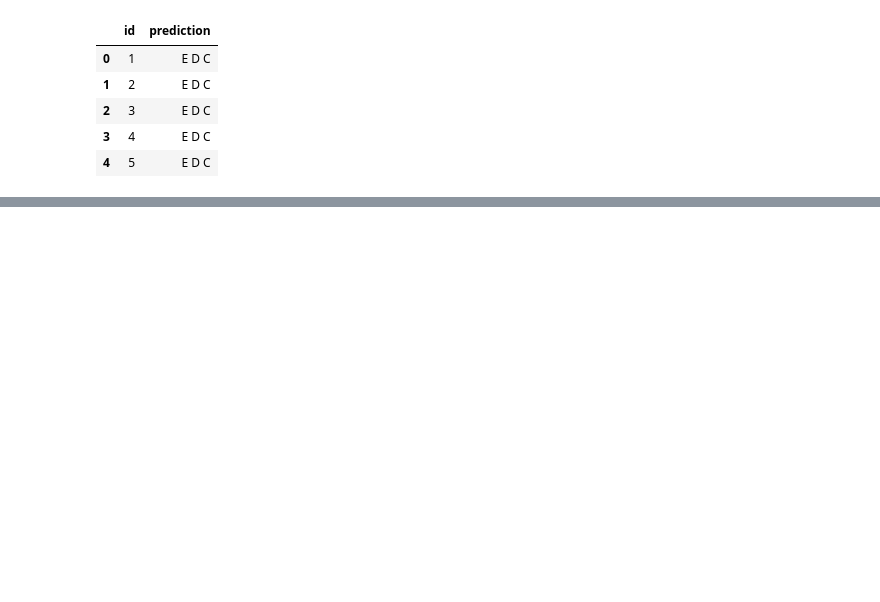
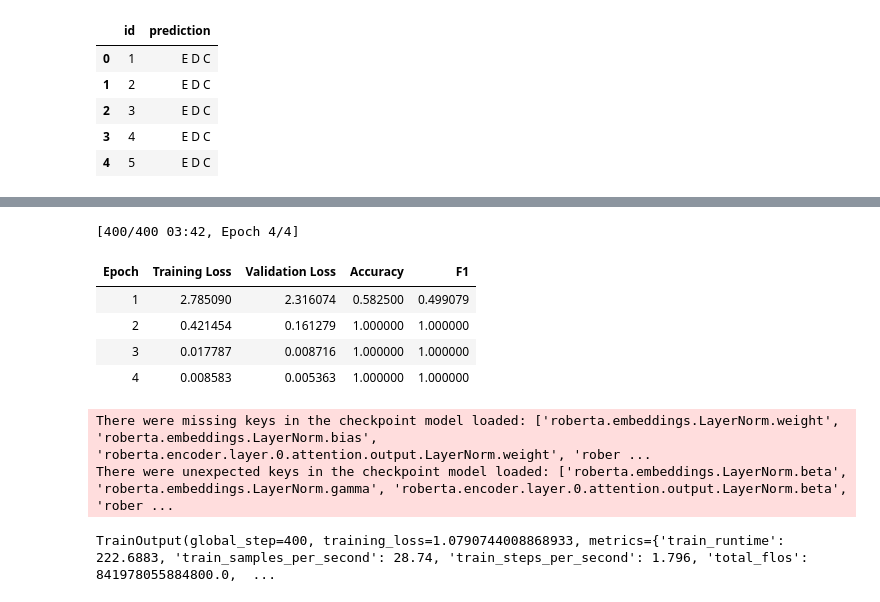
Before and after one commit to 22f3001807/dl-22f3001807-notebook-t22026, a Jupyter notebook: 22f3001807-notebook-2026t2.ipynb, the cells around one changed output, grey strips where cells are left out. Cells and saved outputs as stored; diff of their text form; code cells hidden in the pictures; blank space fills up the shorter version.

```diff
--- a/22f3001807-notebook-2026t2.ipynb
+++ b/22f3001807-notebook-2026t2.ipynb
@@ -482,0 +535,23 @@ submission.head()
+# %%
+import evaluate
+import numpy as np
+
+accuracy = evaluate.load("accuracy")
+f1 = evaluate.load("f1")
+
+def compute_metrics(eval_pred):
+    logits, labels = eval_pred
+    preds = np.argmax(logits, axis=1)
+
+    return {
+        "accuracy": accuracy.compute(
+            predictions=preds,
+            references=labels
+        )["accuracy"],
+
+        "f1": f1.compute(
+            predictions=preds,
+            references=labels,
+            average="macro"
+        )["f1"],
+    }
@@ -482,0 +589,29 @@ submission.head()
+# %%
+from transformers import Trainer
+
+trainer = Trainer(
+
+    model=model,
+
+    args=training_args,
+
+    train_dataset=train_ds,
+
+    eval_dataset=valid_ds,
+
+    data_collator=data_collator,
+
+    compute_metrics=compute_metrics,
+)
+# %%
+trainer.train()
+# %% [output]
+[400/400 03:42, Epoch 4/4]
+| Epoch | Training Loss | Validation Loss | Accuracy | F1 |
+| 1 | 2.785090 | 2.316074 | 0.582500 | 0.499079 |
+| 2 | 0.421454 | 0.161279 | 1.000000 | 1.000000 |
+| 3 | 0.017787 | 0.008716 | 1.000000 | 1.000000 |
+| 4 | 0.008583 | 0.005363 | 1.000000 | 1.000000 |
+There were missing keys in the checkpoint model loaded: ['roberta.embeddings.LayerNorm.weight', 'roberta.embeddings.LayerNorm.bias', 'roberta.encoder.layer.0.attention.output.LayerNorm.weight', 'rober ...
+There were unexpected keys in the checkpoint model loaded: ['roberta.embeddings.LayerNorm.beta', 'roberta.embeddings.LayerNorm.gamma', 'roberta.encoder.layer.0.attention.output.LayerNorm.beta', 'rober ...
+TrainOutput(global_step=400, training_loss=1.0790744008868933, metrics={'train_runtime': 222.6883, 'train_samples_per_second': 28.74, 'train_steps_per_second': 1.796, 'total_flos': 841978055884800.0,  ...
```
Also changed, not shown: parts of 10 cells of this notebook.
